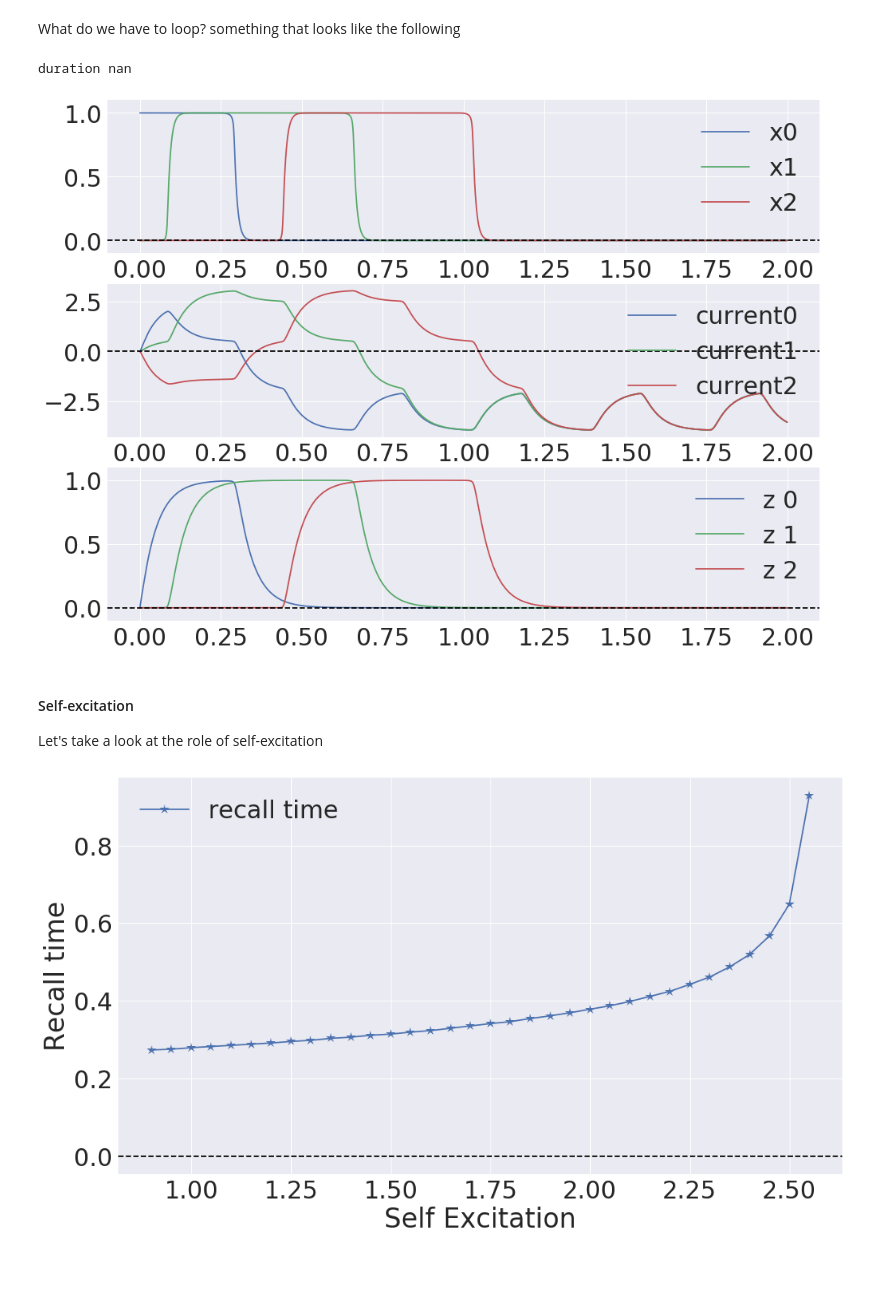
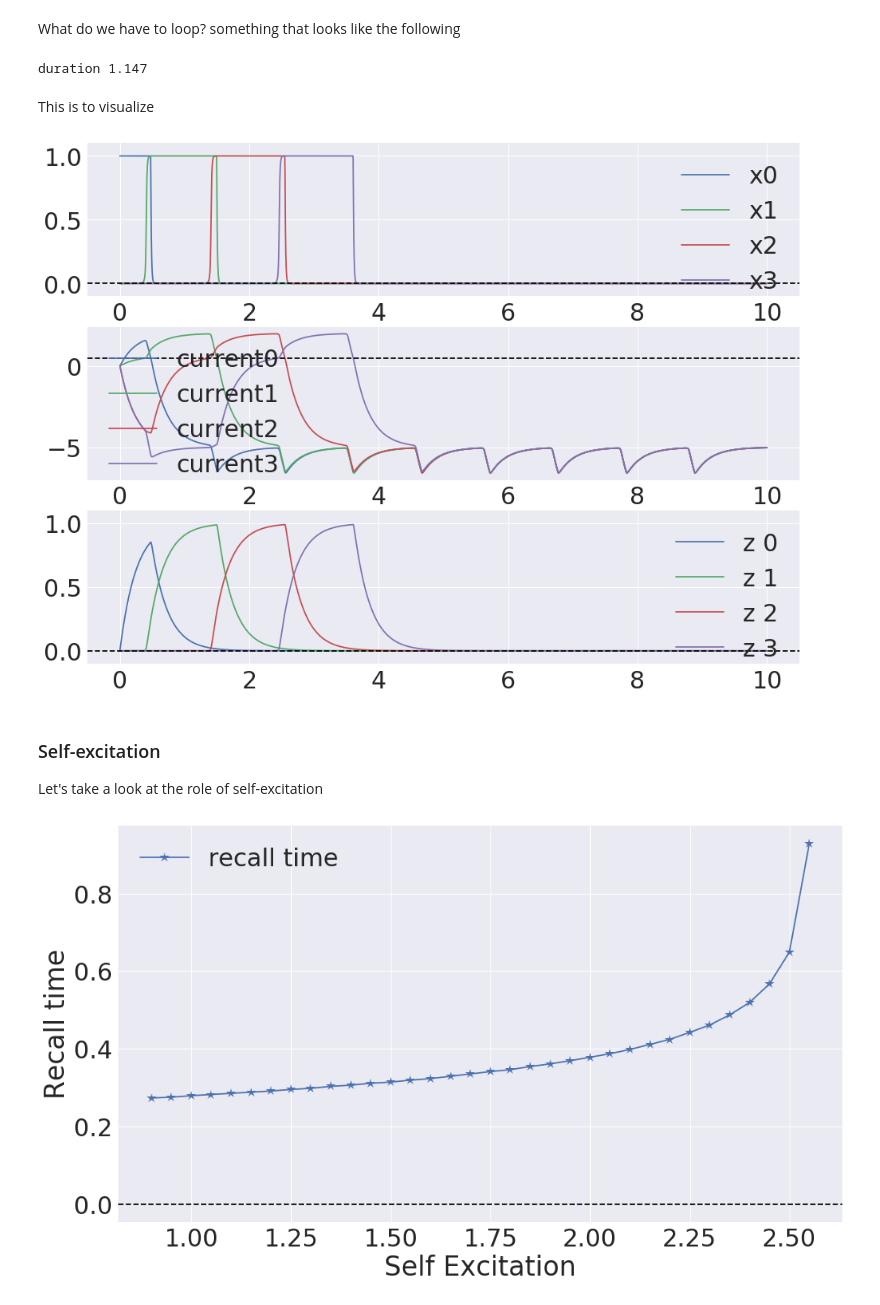
Before and after one commit to h-mayorquin/firing_rate_sequences, a Jupyter notebook: notebooks/2017-11-15(Model Dynamics).ipynb, the cells around one changed output. Cells and saved outputs as stored; diff of their text form; code cells hidden in the pictures; blank space fills up the shorter version.

```diff
--- a/notebooks/2017-11-15(Model Dynamics).ipynb
+++ b/notebooks/2017-11-15(Model Dynamics).ipynb
@@ -94,64 +94,64 @@ What do we have to loop? something that looks like the following
 # %%
 N = 10
 sequences = [[0, 1, 2, 3, 4, 5, 6, 7, 8, 9]]
-self_excitation = 2.5
+self_excitation = 2
 transition = 0.6
-inhibition = 2.0
+inhibition = 5.0
 
 G = 100.0
 tau_m = 0.010
-T = 2.0
+T = 10.0
 I_cue = 0
-T_cue = 0.050
+T_cue = 0.100
 dt = 0.001
 
 threshold = 0.5
-tau_z = 0.050
+tau_z = 0.250
 
 w = designed_matrix_sequences(N, sequences, self_excitation=self_excitation, transition=transition,
                               inhbition=inhibition)
 
-
-x_history = dic['x']
 dic = run_network_recall(N, w, G, threshold, tau_m, tau_z,  T, dt, I_cue, T_cue)
 
 pattern = 2
 duration = get_recall_duration_for_pattern(x_history, pattern, dt)
 print('duration', duration)
 # %% [output]
-duration nan
+duration 1.147
+# %% [markdown]
+This is to visualize
 # %%
 time = np.arange(0, T, dt)
 x_history = dic['x']
 z_history = dic['z']
 current_history = dic['current']
 
 fig = plt.figure(figsize=(16, 12))
 ax1 = fig.add_subplot(311)
 ax2 = fig.add_subplot(312)
 ax3 = fig.add_subplot(313)
 
-patterns = [0, 1, 2]
+patterns = [0, 1, 2, 3]
 # patterns = sequence
 for pattern in patterns:
     ax1.plot(time, x_history[:, pattern], label='x' + str(pattern))
     ax2.plot(time, current_history[:, pattern], label='current' + str(pattern))
     ax3.plot(time, z_history[:, pattern], label='z ' + str(pattern))
 
 ax1.axhline(0, ls='--', color='black')
 ax1.legend();
 ax1.set_ylim([-0.1, 1.1])
 ax3.set_ylim([-0.1, 1.1])
 
-ax2.axhline(0, ls='--', color='black')
+ax2.axhline(threshold, ls='--', color='black')
 ax2.legend();
 
 ax3.axhline(0, ls='--', color='black')
 ax3.legend();
 # %% [output]
-[figure, old version]
+[figure, new version]
 # %% [markdown]
-#### Self-excitation
+### Self-excitation
 Let's take a look at the role of self-excitation
 # %%
 N = 10
```
Also changed, not shown: parts of 5 cells of this notebook, 4 other files.
